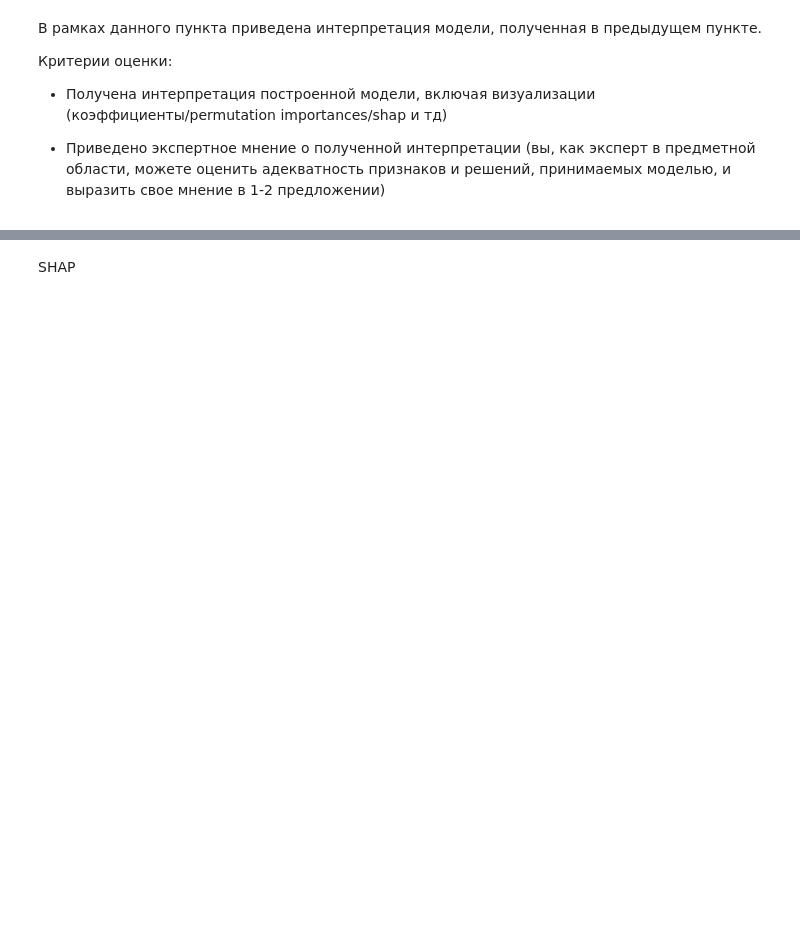
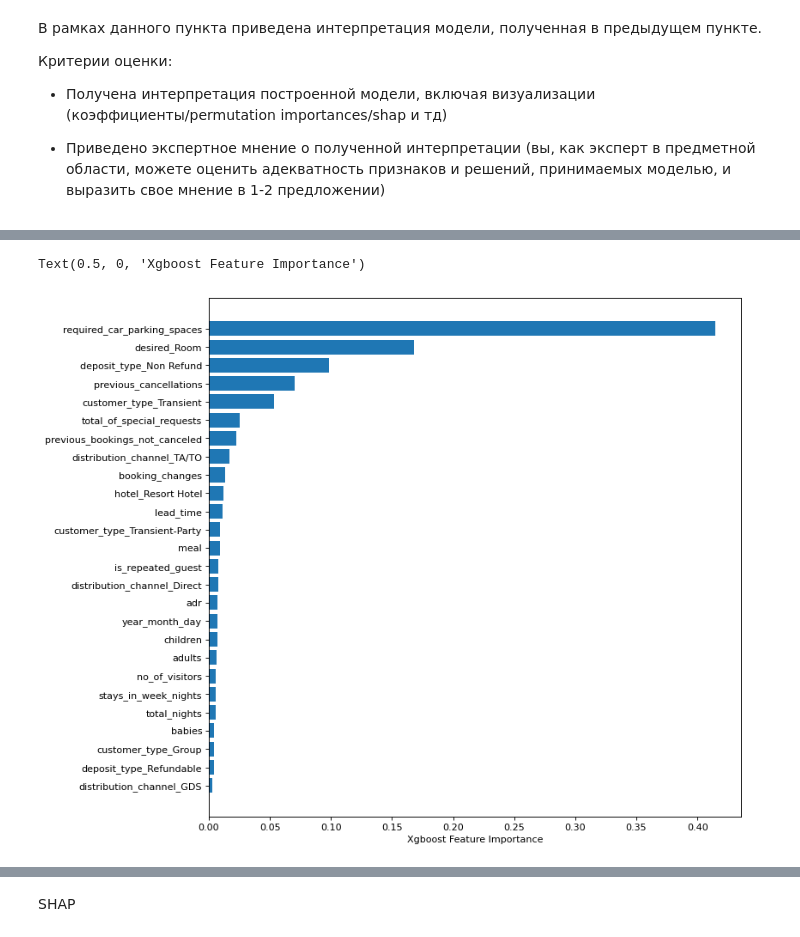
Before and after one commit to kujoki/ML_ITMO_course, a Jupyter notebook: more_complex_model_and_interpret.ipynb, the cells around one changed output, grey strips where cells are left out. Saved outputs shown, nothing was run; the diff lists cells and outputs as text; code cells hidden in the pictures; blank space fills up the shorter version.

```diff
--- a/more_complex_model_and_interpret.ipynb
+++ b/more_complex_model_and_interpret.ipynb
@@ -1040,4 +1062,9 @@ xgb_model.feature_importances_
 # %%
+figure(figsize=(10, 10), dpi=80)
+
 sorted_idx = xgb_model.feature_importances_.argsort()
-plt.barh(X.feature_names[sorted_idx], xgb_model.feature_importances_[sorted_idx])
+plt.barh(X.columns[sorted_idx], xgb_model.feature_importances_[sorted_idx])
 plt.xlabel("Xgboost Feature Importance")
+# %% [output]
+Text(0.5, 0, 'Xgboost Feature Importance')
+[figure, added]
```
Also changed, not shown: parts of 13 cells of this notebook.
